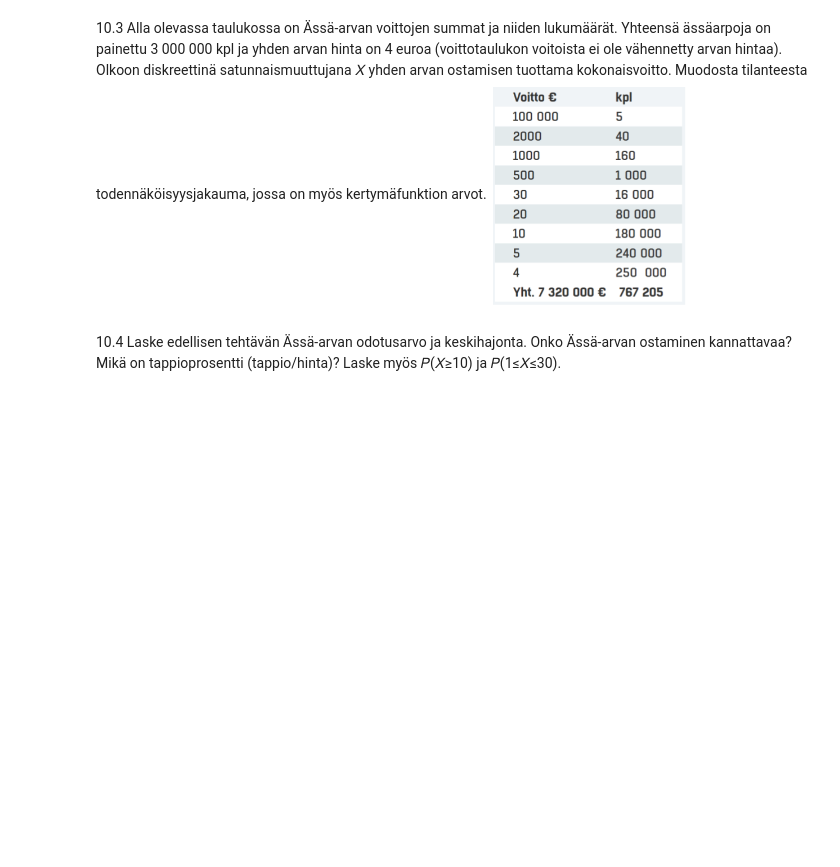
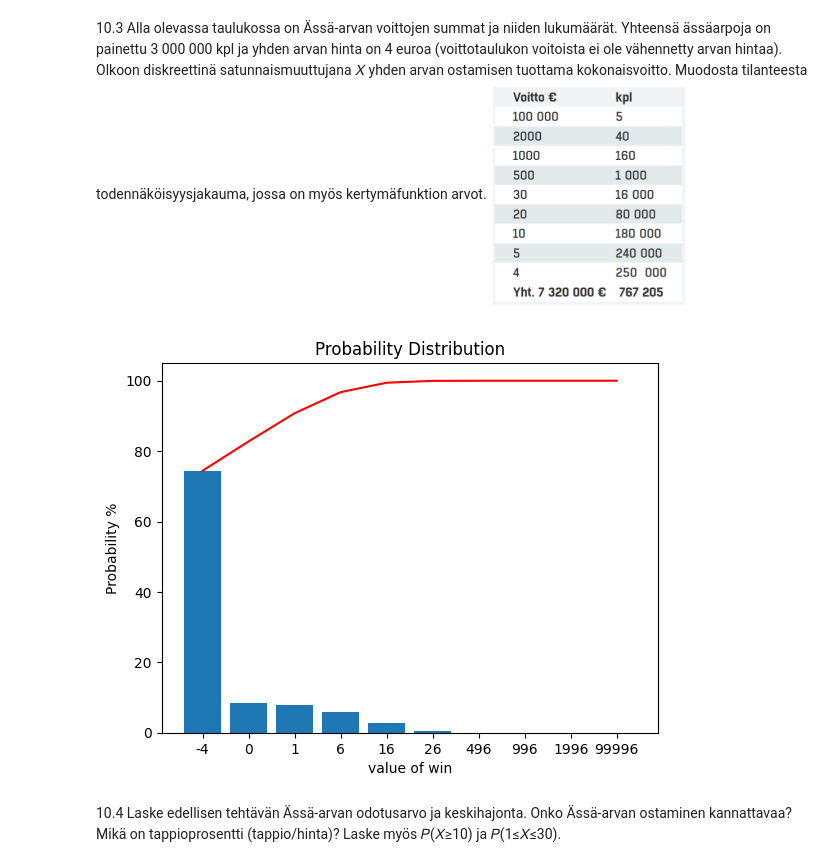
Before and after one commit to walterairs/statsandprobs, a Jupyter notebook: probability/lesson_ten.ipynb, the cells around one changed output. Cells and saved outputs as stored; diff of their text form; code cells hidden in the pictures; blank space fills up the shorter version.

```diff
--- a/probability/lesson_ten.ipynb
+++ b/probability/lesson_ten.ipynb
@@ -23,0 +35,19 @@ Expected value:  3.076923076923077
+# %%
+## Code here
+# lets calculate the expected value
+expected_value = 0
+for key in discrete_probability:
+    key_numeric = float(key)  # Convert 'key' to a float
+    expected_value += key_numeric * discrete_probability[key] / 100
+
+print('The expected value is: ', expected_value)
+
+# lets calculate the variance
+variance = 0
+for key in discrete_probability:
+    key_numeric = float(key)
+    variance += (key_numeric - expected_value)**2 * discrete_probability[key] / 100
+
+# square root of variance is standard deviation
+standard_deviation = variance ** 0.5
+print('The standard deviation is: ', standard_deviation)
@@ -28,2 +59,35 @@ Expected value:  3.076923076923077
+# %%
+## Code here
+winning_coupons = 5 + 40 + 160 + 1_000 + 16_000 + 80_000 + 180_000 + 240_000 + 250_000
+total_coupons = 3_000_000
+non_winning_coupons = total_coupons - winning_coupons
+
+# It is important to have strings as keys in these because of plot scaling
+discrete_winnings = {"-4":non_winning_coupons/total_coupons, "0":250_000/total_coupons, "1":240_000/total_coupons, "6":180_000/total_coupons, "16":80_000/total_coupons, "26":16_000/total_coupons, "496":1_000/total_coupons, "996":160/total_coupons, "1996":40/total_coupons, "99996":5/total_coupons}
+
+# lets change the values into percentages
+for key in discrete_winnings:
+    discrete_winnings[key] = round(discrete_winnings[key] * 100, 2)
+
+
+# lets calculate F(X)
+CDF = {}
+for key in discrete_winnings:
+    if key == "-4":
+        CDF[key] = discrete_winnings[key]
+        temp = key
+    else:
+        CDF[key] = CDF[temp] + discrete_winnings[key]
+        temp = key
+
+## Lets plot the probability distribution in seaborn
+plt.bar(discrete_winnings.keys(), discrete_winnings.values())
+plt.plot(CDF.keys(), CDF.values(), c='red')
+plt.xlabel('value of win')
+plt.ylabel('Probability %')
+plt.title('Probability Distribution')
+plt.show()
+# %% [output]
+[figure, added]
 # %% [markdown]
 10.4 Laske edellisen tehtävän Ässä-arvan odotusarvo ja keskihajonta. Onko Ässä-arvan ostaminen kannattavaa? Mikä on tappioprosentti (tappio/hinta)? Laske myös 𝑃(𝑋≥10) ja 𝑃(1≤𝑋≤30).
```
Also changed, not shown: parts of 12 cells of this notebook.
